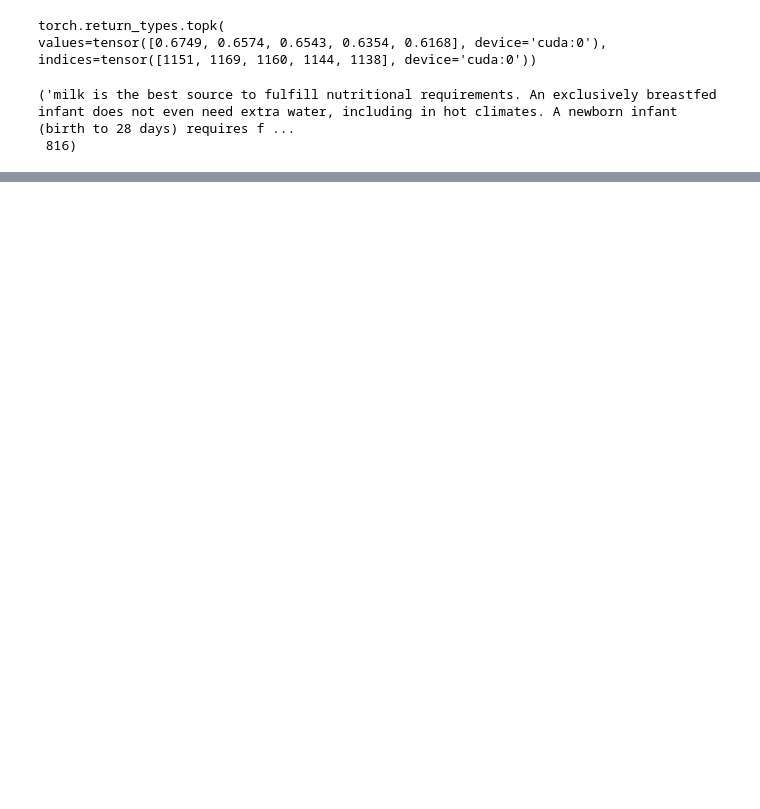
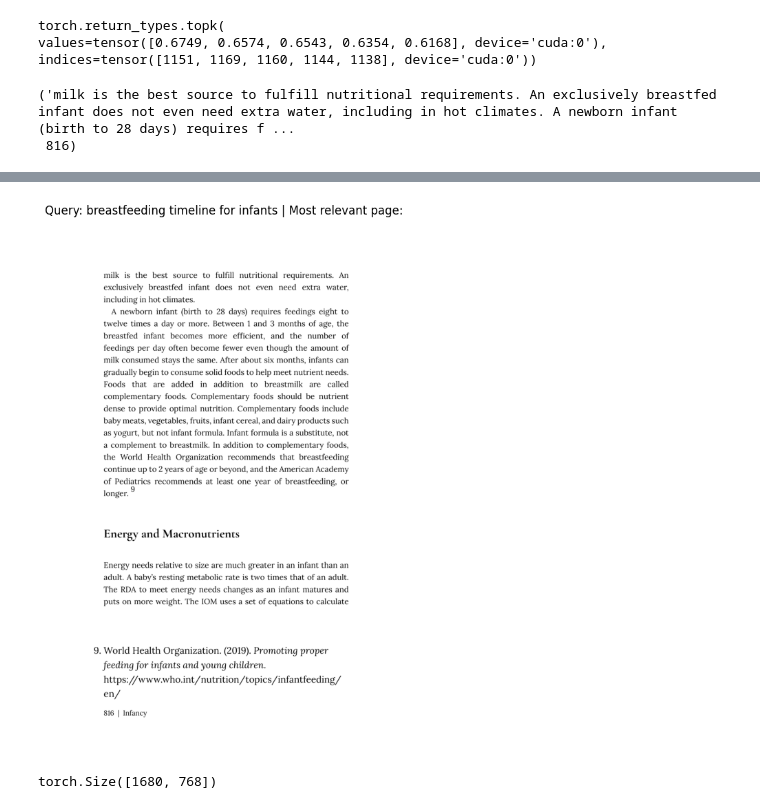
Before and after one commit to Gaurav-phatkare/Retrieval-Augmented-Generation_RAG, a Jupyter notebook: RAG_Fundamentals.ipynb, the cells around one changed output, grey strips where cells are left out. Cells and saved outputs as stored; diff of their text form; code cells hidden in the pictures; blank space fills up the shorter version.

```diff
--- a/RAG_Fundamentals.ipynb
+++ b/RAG_Fundamentals.ipynb
@@ -667,3 +680,34 @@ hospital practices in labor, delivery, postpartum care, and discharge planning c
 support women who want to 1. U. S. Centers for Disease Control. (2018).
 Page number: 808
 _____________________________________________________
+# %%
+import fitz
+import matplotlib.pyplot as plt
+
+pdf_path = "/content/human-nutrition-text.pdf"
+
+doc = fitz.open(pdf_path)
+
+page = doc.load_page( 816+ 41)
+
+img = page.get_pixmap(dpi = 300)
+
+doc.close()
+
+img_array = np.frombuffer(img.samples_mv,
+                          dtype = np.uint8).reshape((img.h, img.w, img.n))
+
+# img_array
+
+plt.figure(figsize = (13, 10))
+plt.imshow(img_array)
+plt.title(f"Query: {query} | Most relevant page: ")
+
+plt.axis('off')
+plt.show()
+# %% [output]
+[figure, added]
+# %%
+embeddings.shape
+# %% [output]
+torch.Size([1680, 768])
```
Also changed, not shown: parts of 19 cells of this notebook.
